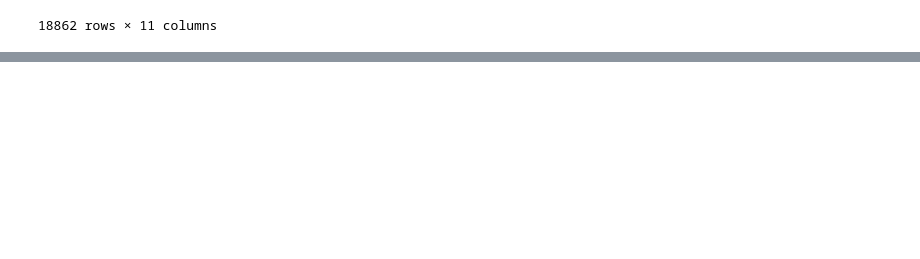
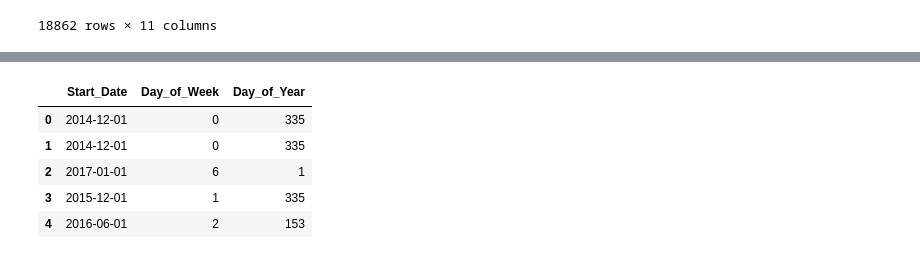
Before and after one commit to MuhammadAasim2025/data-science-project, a Jupyter notebook: air_quality.ipynb, the cells around one changed output, grey strips where cells are left out. Drawn from its saved outputs; the diff is of its cells as text; code cells hidden in the pictures; blank space fills up the shorter version.

```diff
--- a/air_quality.ipynb
+++ b/air_quality.ipynb
@@ -270,3 +273,13 @@ df
 | 18860 | 667628 | 375 | nitrogen dioxide (no2) | Mean | cd | kingsbridge heights and bedford (... | winter 2019-20 | 2019-12-01 | ... |
 | 18861 | 167586 | 375 | nitrogen dioxide (no2) | Mean | cd | kingsbridge heights and bedford (... | annual average 2010 | 2009-12-01 | ... |
 18862 rows × 11 columns
+# %%
+from sklearn.preprocessing import MinMaxScaler
+
+# Initialize the MinMaxScaler
+scaler = MinMaxScaler()
+
+# Fit and transform the 'Data Value' column
+df['Data Value Normalized'] = scaler.fit_transform(df[['Data Value']])
+
+display(df[['Data Value', 'Data Value Normalized']].head())
@@ -272,0 +293,12 @@ df
+# %%
+df['Day_of_Week'] = df['Start_Date'].dt.dayofweek
+df['Day_of_Year'] = df['Start_Date'].dt.dayofyear
+
+display(df[['Start_Date', 'Day_of_Week', 'Day_of_Year']].head())
+# %% [output]
+|  | Start_Date | Day_of_Week | Day_of_Year |
+| 0 | 2014-12-01 | 0 | 335 |
+| 1 | 2014-12-01 | 0 | 335 |
+| 2 | 2017-01-01 | 6 | 1 |
+| 3 | 2015-12-01 | 1 | 335 |
+| 4 | 2016-06-01 | 2 | 153 |
```
Also changed, not shown: parts of 3 cells of this notebook.
